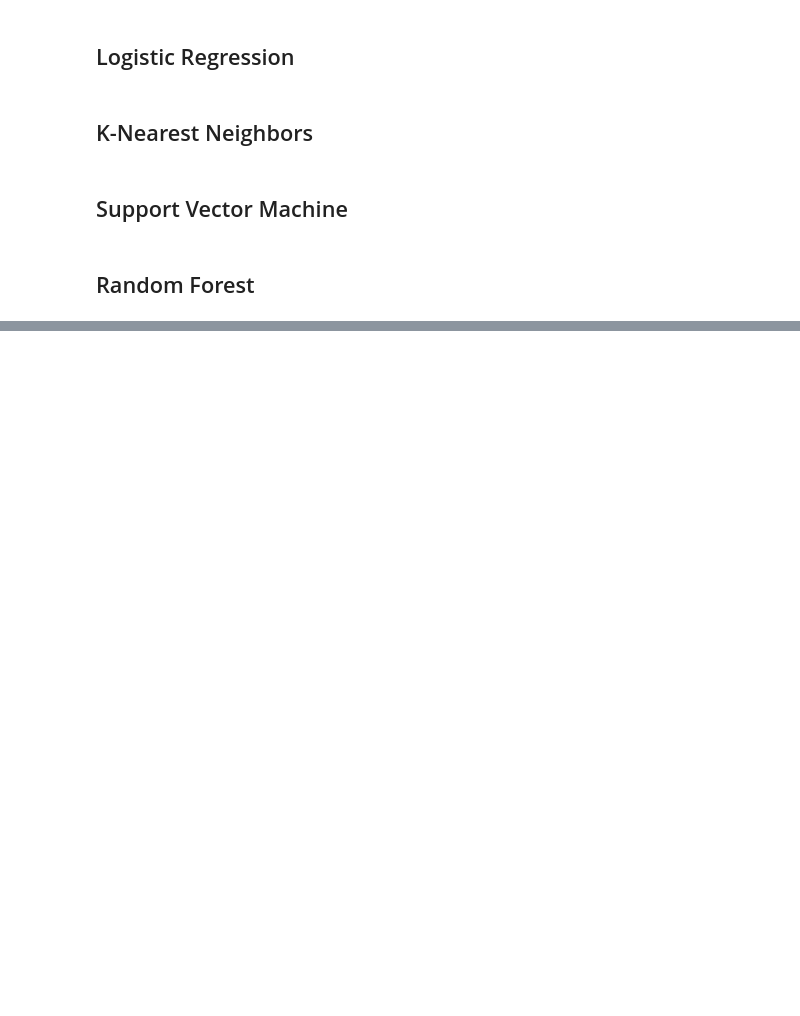
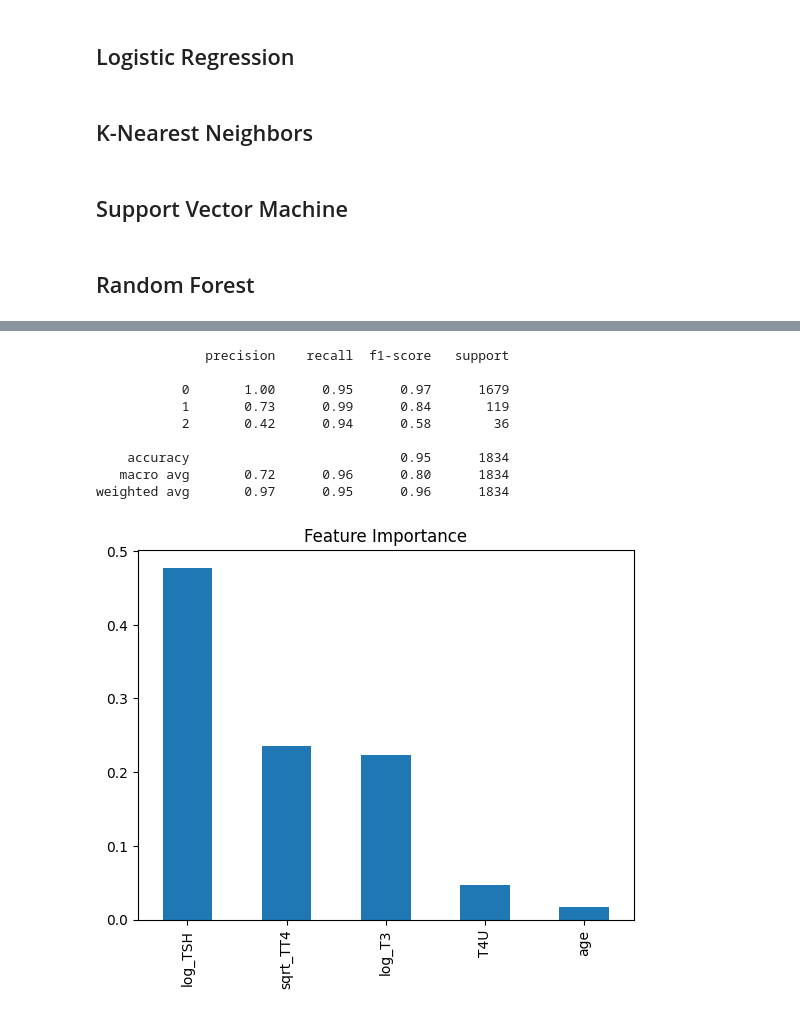
Before and after one commit to bdaniels8135/thyroid-disease-project, a Jupyter notebook: main.ipynb, the cells around one changed output, grey strips where cells are left out. Cells and saved outputs as stored; diff of their text form; code cells hidden in the pictures; blank space fills up the shorter version.

```diff
--- a/main.ipynb
+++ b/main.ipynb
@@ -234,0 +325,19 @@ X_train, X_test, y_train, y_test = train_test_split(X, y, test_size=0.2, random_
+# %%
+print(classification_report(y_test, rf.best_estimator_.predict(X_test_selected)))
+feature_names = X_train_selected.columns
+feature_importance = rf.best_estimator_['rf'].feature_importances_
+feature_importance_df = pd.DataFrame({'feature_importance': feature_importance, 'feature_name': feature_names}).sort_values(by='feature_importance', ascending=False)
+feature_importance_df.plot(kind='bar', x='feature_name', y='feature_importance', legend=False, title='Feature Importance')
+plt.xlabel('')
+plt.show()
+# %% [output]
+              precision    recall  f1-score   support
+
+           0       1.00      0.95      0.97      1679
+           1       0.73      0.99      0.84       119
+           2       0.42      0.94      0.58        36
+
+    accuracy                           0.95      1834
+   macro avg       0.72      0.96      0.80      1834
+weighted avg       0.97      0.95      0.96      1834
+[figure, added]
```
Also changed, not shown: parts of 13 cells of this notebook.
